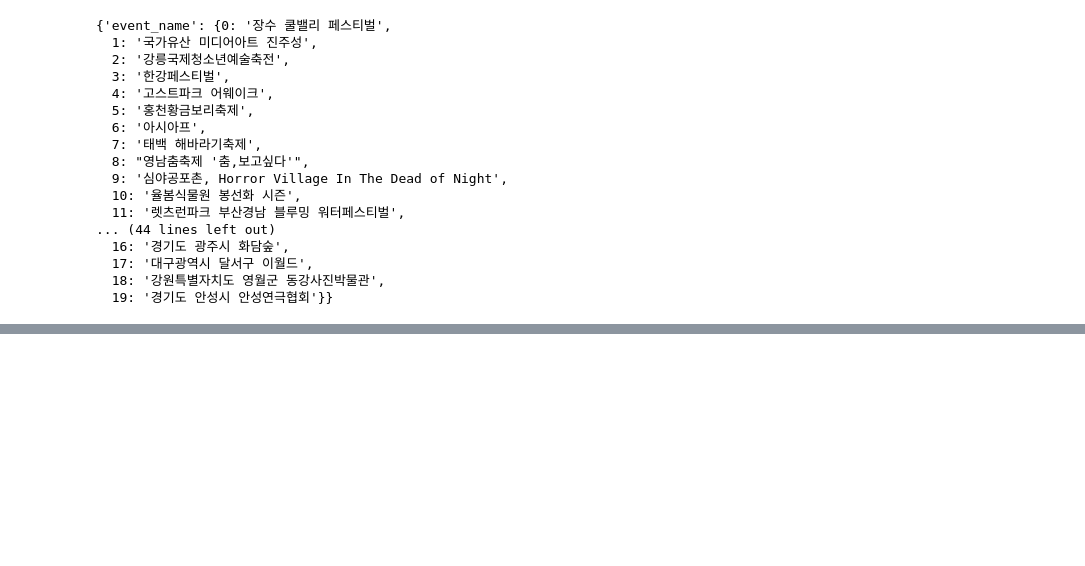
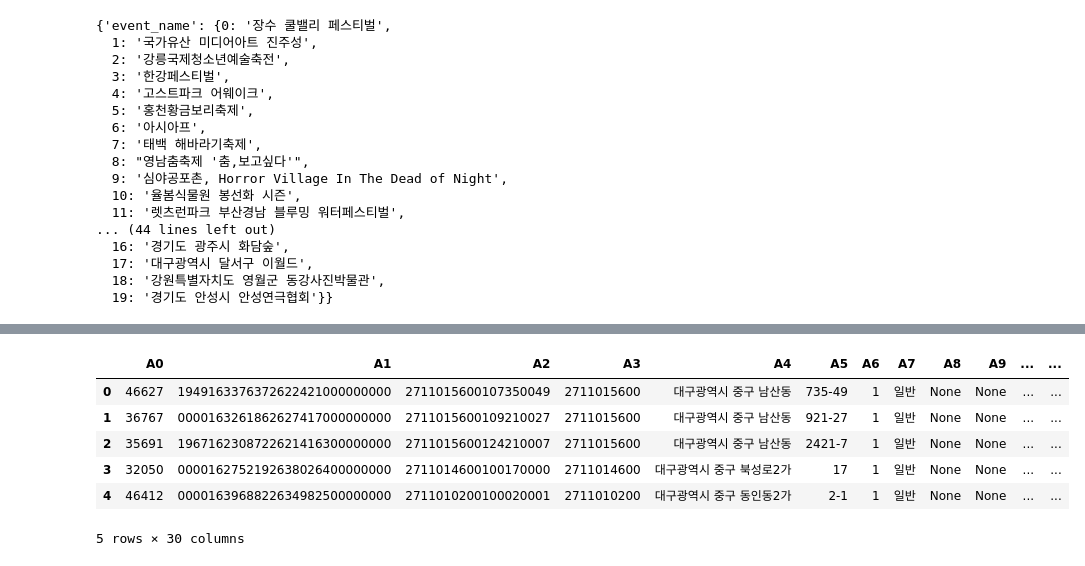
Before and after one commit to jiwon808/streamlit, a Jupyter notebook: test.ipynb, the cells around one changed output, grey strips where cells are left out. Cells and saved outputs as stored; diff of their text form; code cells hidden in the pictures; blank space fills up the shorter version.

```diff
--- a/test.ipynb
+++ b/test.ipynb
@@ -201,0 +273,13 @@ mapping = opensearch_client.indices.get_mapping(index=KDB_index)
+# %%
+# 브이월드 GIS건물통합정보
+D1 = gpd.read_file('../../jido_example/AL_D010_27_20240806/AL_D010_27_20240806.shp', encoding='cp949')
+D1.head()
+#D1.convex_hull.plot(color='gray', edgecolor="w")
+# %% [output]
+|  | A0 | A1 | A2 | A3 | A4 | A5 | A6 | A7 | A8 | A9 | ... | ... |
+| 0 | 46627 | 1949163376372622421000000000 | 2711015600107350049 | 2711015600 | 대구광역시 중구 남산동 | 735-49 | 1 | 일반 | None | None | ... | ... |
+| 1 | 36767 | 0000163261862627417000000000 | 2711015600109210027 | 2711015600 | 대구광역시 중구 남산동 | 921-27 | 1 | 일반 | None | None | ... | ... |
+| 2 | 35691 | 1967162308722621416300000000 | 2711015600124210007 | 2711015600 | 대구광역시 중구 남산동 | 2421-7 | 1 | 일반 | None | None | ... | ... |
+| 3 | 32050 | 0000162752192638026400000000 | 2711014600100170000 | 2711014600 | 대구광역시 중구 북성로2가 | 17 | 1 | 일반 | None | None | ... | ... |
+| 4 | 46412 | 0000163968822634982500000000 | 2711010200100020001 | 2711010200 | 대구광역시 중구 동인동2가 | 2-1 | 1 | 일반 | None | None | ... | ... |
+5 rows × 30 columns
```
Also changed, not shown: parts of 13 cells of this notebook, 7 other files.
